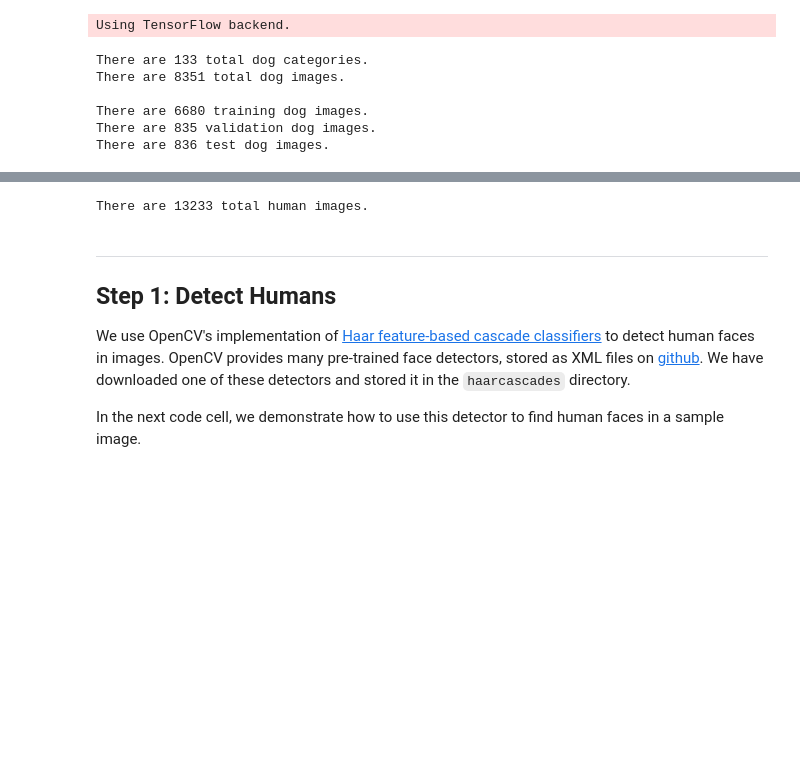
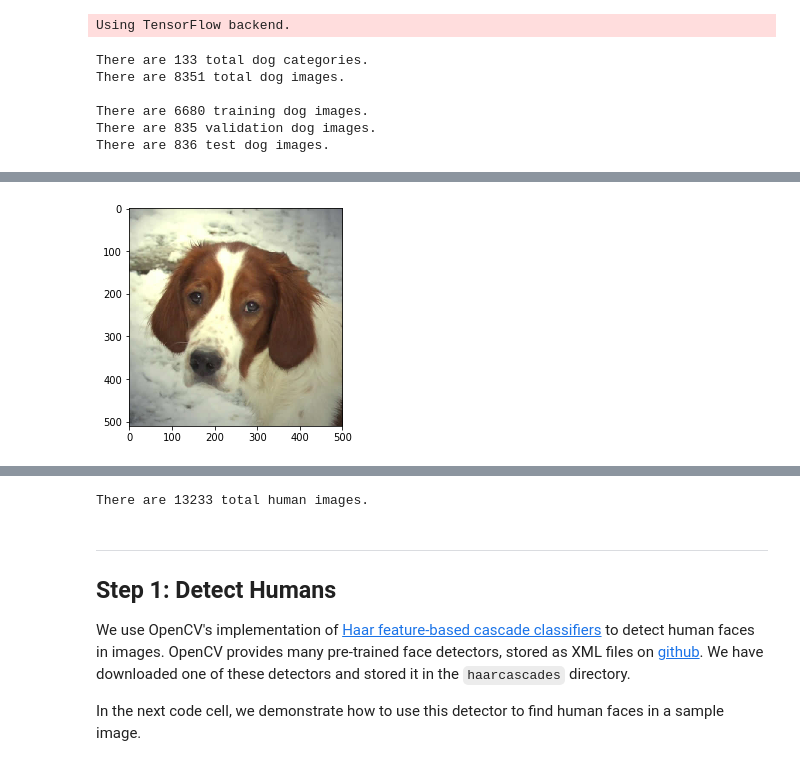
Before and after one commit to yujieguo2018/Dog_Breed, a Jupyter notebook: dog_app.ipynb, the cells around one changed output, grey strips where cells are left out. Cells and saved outputs as stored; diff of their text form; code cells hidden in the pictures; blank space fills up the shorter version.

```diff
--- a/dog_app.ipynb
+++ b/dog_app.ipynb
@@ -93,0 +143,4 @@ There are 836 test dog images.
+# %%
+show_image(train_files[53])
+# %% [output]
+[figure, added]
```
Also changed, not shown: parts of 31 cells of this notebook.
